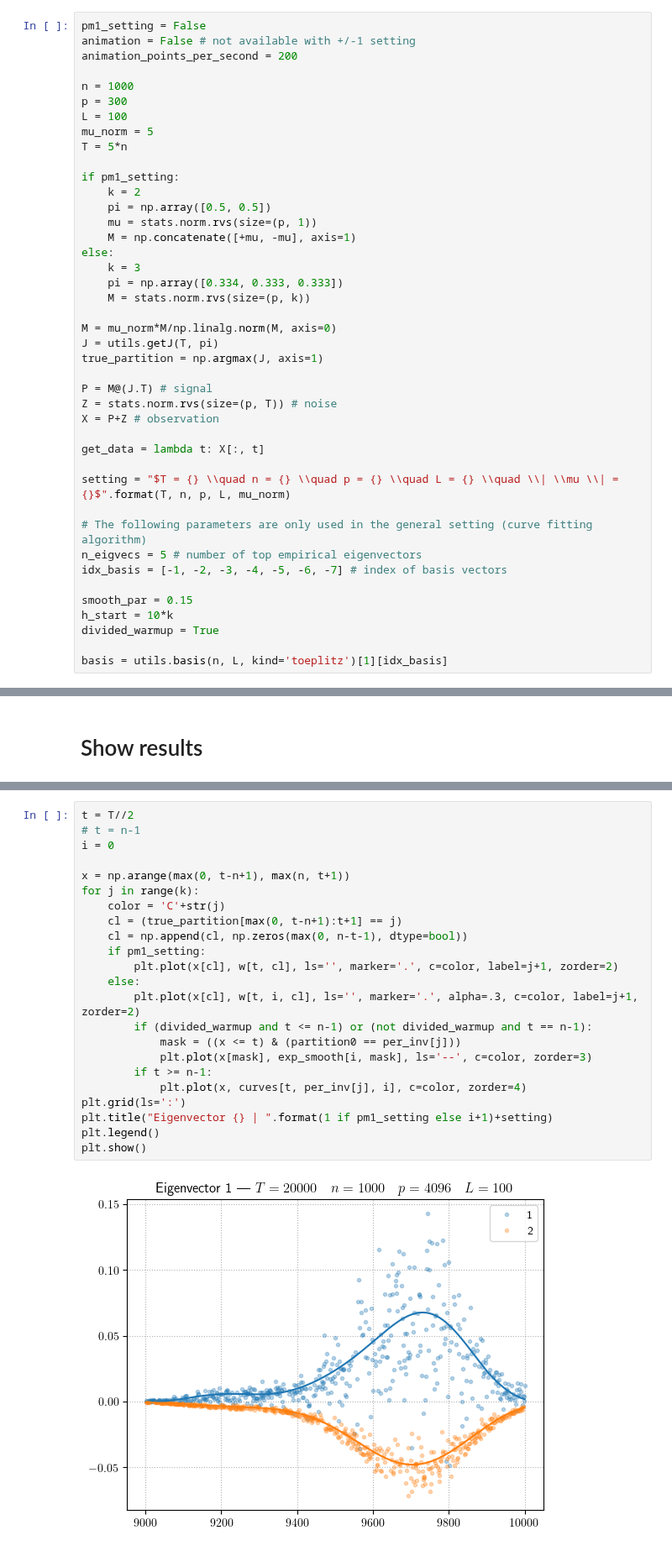
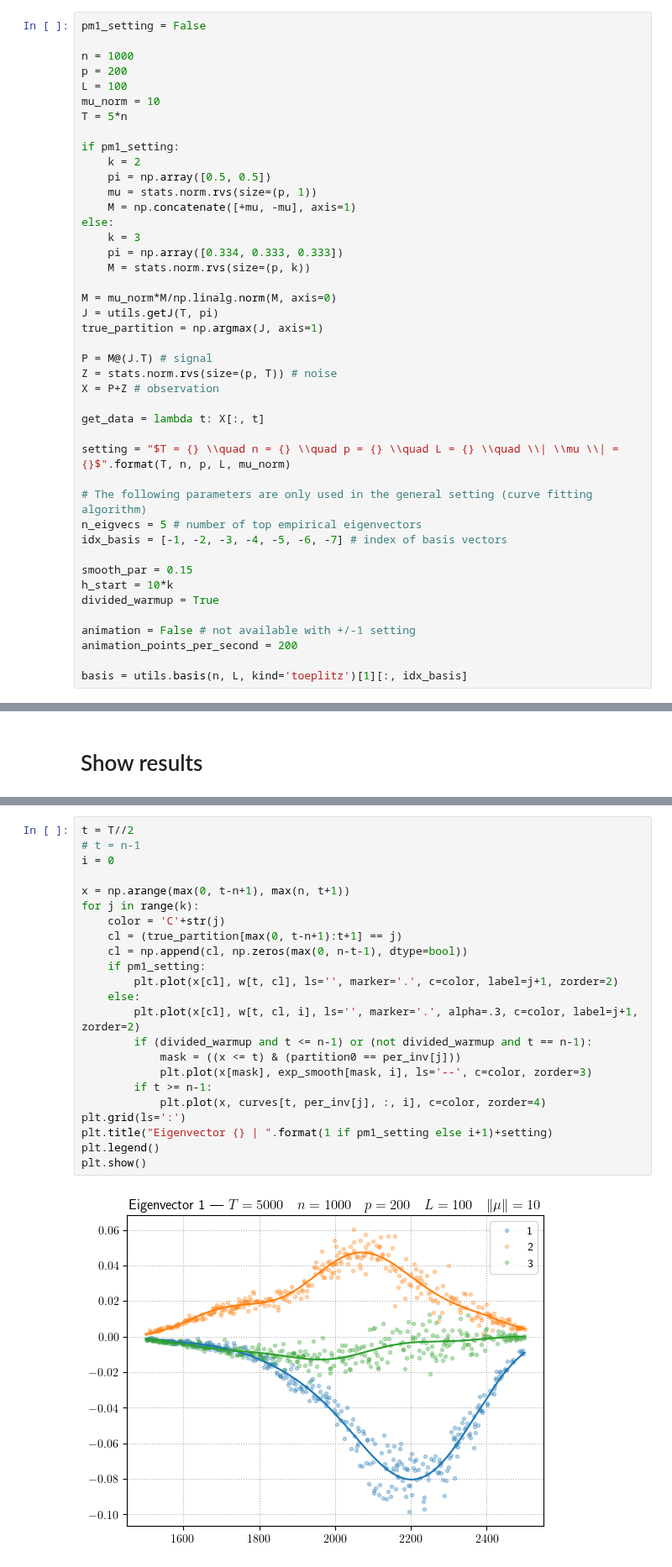
Before and after one commit to HugoLebeau/online_learning, a Jupyter notebook: Streaming.ipynb, the cells around one changed output, grey strips where cells are left out. Shown at 84% size. Cells and saved outputs as stored; diff of their text form.

```diff
--- a/Streaming.ipynb
+++ b/Streaming.ipynb
@@ -14,13 +14,11 @@ np.random.seed(14159)
 # Set parameters
 # %%
 pm1_setting = False
-animation = False # not available with +/-1 setting
-animation_points_per_second = 200
 
 n = 1000
-p = 300
+p = 200
 L = 100
-mu_norm = 5
+mu_norm = 10
 T = 5*n
 
 if pm1_setting:
@@ -53,7 +51,10 @@ smooth_par = 0.15
 h_start = 10*k
 divided_warmup = True
 
-basis = utils.basis(n, L, kind='toeplitz')[1][idx_basis]
+animation = False # not available with +/-1 setting
+animation_points_per_second = 200
+
+basis = utils.basis(n, L, kind='toeplitz')[1][:, idx_basis]
 # %% [markdown]
 # Streaming
 # %%
@@ -111,28 +112,28 @@ plt.show()
 # %%
 t = T//2
 # t = n-1
 i = 0
 
 x = np.arange(max(0, t-n+1), max(n, t+1))
 for j in range(k):
     color = 'C'+str(j)
     cl = (true_partition[max(0, t-n+1):t+1] == j)
     cl = np.append(cl, np.zeros(max(0, n-t-1), dtype=bool))
     if pm1_setting:
         plt.plot(x[cl], w[t, cl], ls='', marker='.', c=color, label=j+1, zorder=2)
     else:
-        plt.plot(x[cl], w[t, i, cl], ls='', marker='.', alpha=.3, c=color, label=j+1, zorder=2)
+        plt.plot(x[cl], w[t, cl, i], ls='', marker='.', alpha=.3, c=color, label=j+1, zorder=2)
         if (divided_warmup and t <= n-1) or (not divided_warmup and t == n-1):
             mask = ((x <= t) & (partition0 == per_inv[j]))
-            plt.plot(x[mask], exp_smooth[i, mask], ls='--', c=color, zorder=3)
+            plt.plot(x[mask], exp_smooth[mask, i], ls='--', c=color, zorder=3)
         if t >= n-1:
-            plt.plot(x, curves[t, per_inv[j], i], c=color, zorder=4)
+            plt.plot(x, curves[t, per_inv[j], :, i], c=color, zorder=4)
 plt.grid(ls=':')
 plt.title("Eigenvector {} | ".format(1 if pm1_setting else i+1)+setting)
 plt.legend()
 plt.show()
 # %% [output]
-[figure, old version]
+[figure, new version]
 # %%
 if animation and (not pm1_setting):
     i = 0
```
Also changed, not shown: parts of 5 cells of this notebook, 3 other files.
